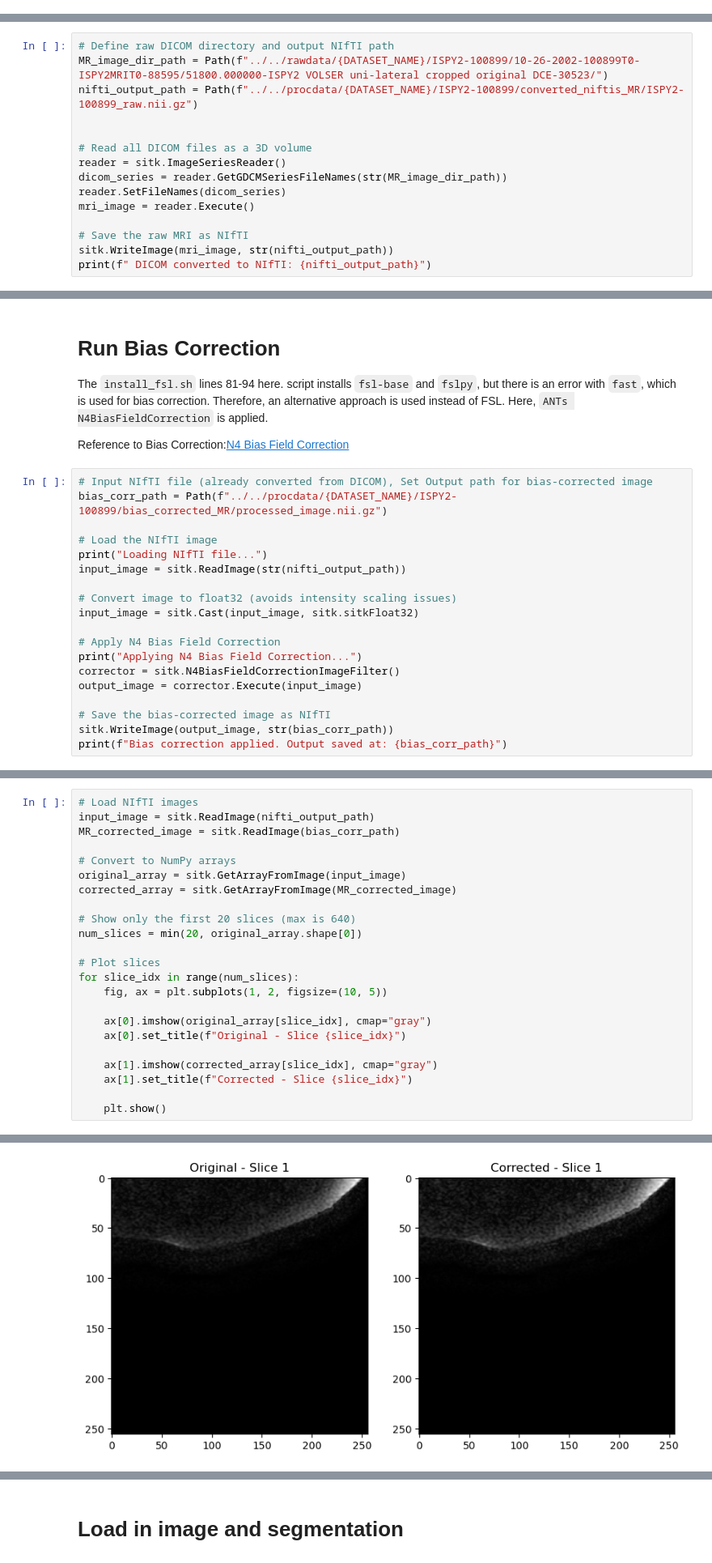
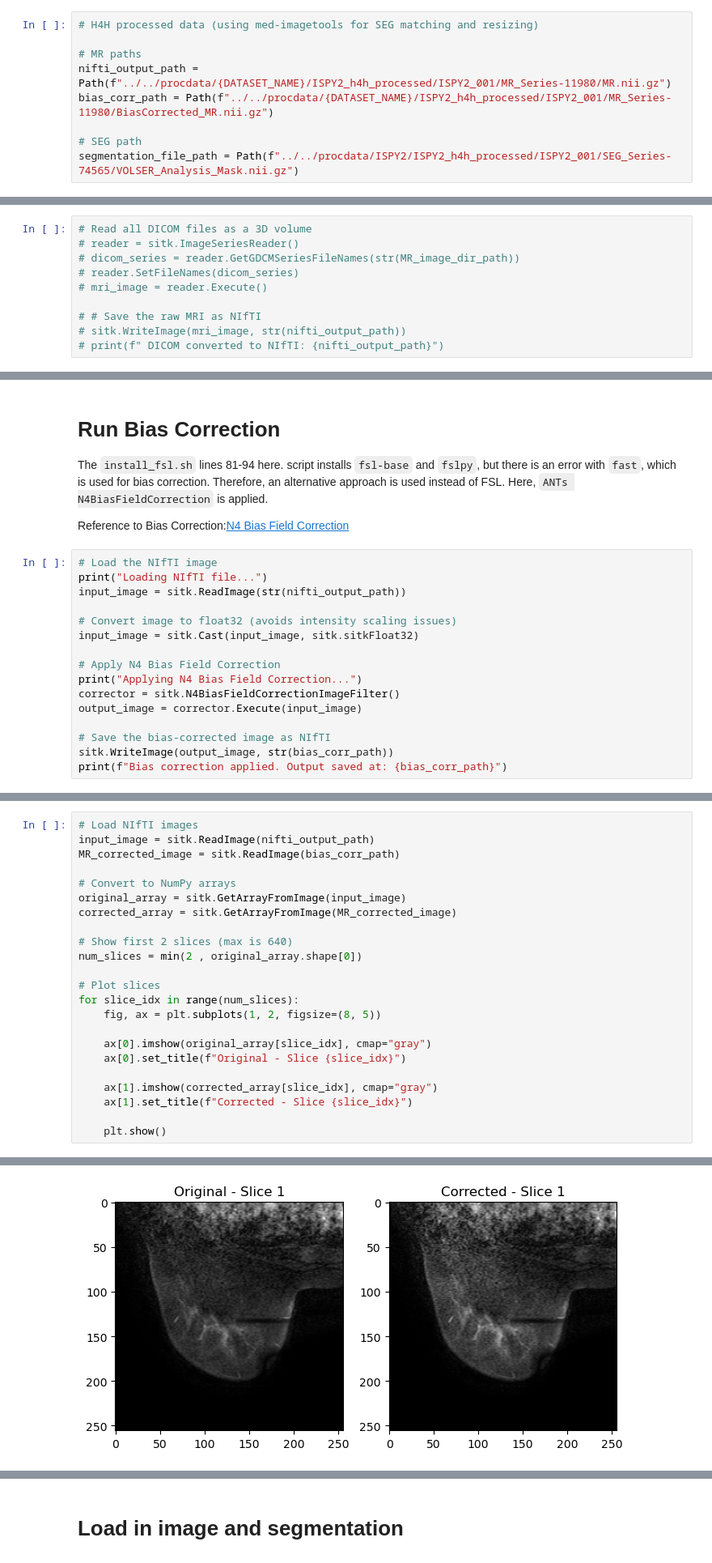
Before and after one commit to bhklab/ispy-readii, a Jupyter notebook: workflow/notebooks/run_feature_extraction.ipynb, the cells around one changed output, grey strips where cells are left out. Shown: that part at 81% size. Cells and saved outputs as stored; diff of their text form.

Commit message:
feat: feature exctration on H4H processed data compelete.

```diff
--- a/workflow/notebooks/run_feature_extraction.ipynb
+++ b/workflow/notebooks/run_feature_extraction.ipynb
@@ -49,3 +59,12 @@ DATASET_NAME = "ISPY2"
+# %%
+# H4H processed data (using med-imagetools for SEG matching and resizing)
+
+# MR paths
+nifti_output_path = Path(f"../../procdata/{DATASET_NAME}/ISPY2_h4h_processed/ISPY2_001/MR_Series-11980/MR.nii.gz")
+bias_corr_path = Path(f"../../procdata/{DATASET_NAME}/ISPY2_h4h_processed/ISPY2_001/MR_Series-11980/BiasCorrected_MR.nii.gz")
+
+# SEG path
+segmentation_file_path = Path(f"../../procdata/ISPY2/ISPY2_h4h_processed/ISPY2_001/SEG_Series-74565/VOLSER_Analysis_Mask.nii.gz")
 # %% [markdown]
 # ~~Run Med-Imagetools crawl~~
 
@@ -77,18 +91,13 @@ The only two MRI scans that match the size of our segmentation are:
 # %%
-# Define raw DICOM directory and output NIfTI path
-MR_image_dir_path = Path(f"../../rawdata/{DATASET_NAME}/ISPY2-100899/10-26-2002-100899T0-ISPY2MRIT0-88595/51800.000000-ISPY2 VOLSER uni-lateral cropped original DCE-30523/")
-nifti_output_path = Path(f"../../procdata/{DATASET_NAME}/ISPY2-100899/converted_niftis_MR/ISPY2-100899_raw.nii.gz")
+# Read all DICOM files as a 3D volume
+# reader = sitk.ImageSeriesReader()
+# dicom_series = reader.GetGDCMSeriesFileNames(str(MR_image_dir_path))
+# reader.SetFileNames(dicom_series)
+# mri_image = reader.Execute()
 
-
-# Read all DICOM files as a 3D volume
-reader = sitk.ImageSeriesReader()
-dicom_series = reader.GetGDCMSeriesFileNames(str(MR_image_dir_path))
-reader.SetFileNames(dicom_series)
-mri_image = reader.Execute()
-
-# Save the raw MRI as NIfTI
-sitk.WriteImage(mri_image, str(nifti_output_path))
-print(f" DICOM converted to NIfTI: {nifti_output_path}")
+# # Save the raw MRI as NIfTI
+# sitk.WriteImage(mri_image, str(nifti_output_path))
+# print(f" DICOM converted to NIfTI: {nifti_output_path}")
 # %% [output]
 DICOM converted to NIfTI: ..\..\procdata\ISPY2\ISPY2-100899\converted_niftis_MR\ISPY2-100899_raw.nii.gz
 # %% [markdown]
@@ -99,9 +108,6 @@ Therefore, an alternative approach is used instead of FSL. Here, `ANTs N4BiasFie
 
 Reference to Bias Correction:[N4 Bias Field Correction](https://simpleitk.org/doxygen/v2_3/html/classitk_1_1simple_1_1N4BiasFieldCorrectionImageFilter.html)
 # %%
-# Input NIfTI file (already converted from DICOM), Set Output path for bias-corrected image
-bias_corr_path = Path(f"../../procdata/{DATASET_NAME}/ISPY2-100899/bias_corrected_MR/processed_image.nii.gz")
-
 # Load the NIfTI image
 print("Loading NIfTI file...")
 input_image = sitk.ReadImage(str(nifti_output_path))
@@ -130,12 +136,12 @@ MR_corrected_image = sitk.ReadImage(bias_corr_path)
 original_array = sitk.GetArrayFromImage(input_image)
 corrected_array = sitk.GetArrayFromImage(MR_corrected_image)
 
-# Show only the first 20 slices (max is 640)
-num_slices = min(20, original_array.shape[0])
+# Show first 2 slices (max is 640)
+num_slices = min(2 , original_array.shape[0])
 
 # Plot slices
 for slice_idx in range(num_slices):
-    fig, ax = plt.subplots(1, 2, figsize=(10, 5))
+    fig, ax = plt.subplots(1, 2, figsize=(8, 5))
 
     ax[0].imshow(original_array[slice_idx], cmap="gray")
     ax[0].set_title(f"Original - Slice {slice_idx}")
@@ -149 +155 @@ for slice_idx in range(num_slices):
-[figure, old version]
+[figure, new version]
```
Also changed, not shown: parts of 17 cells of this notebook.
